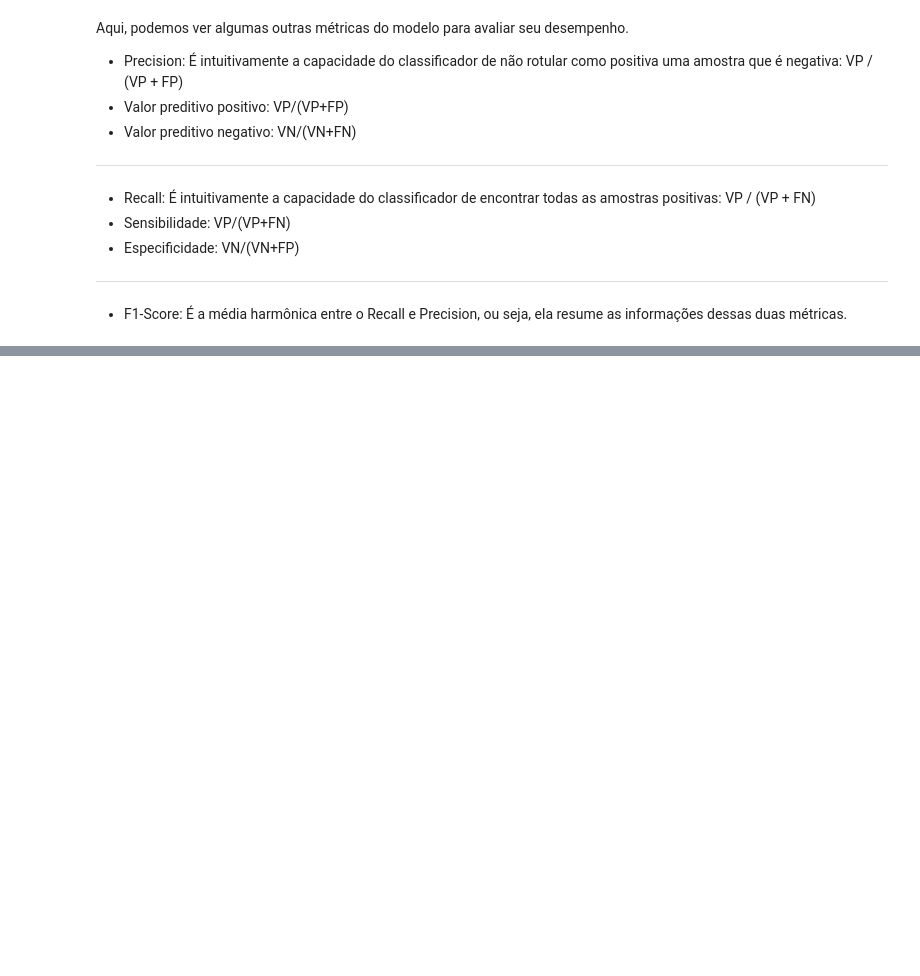
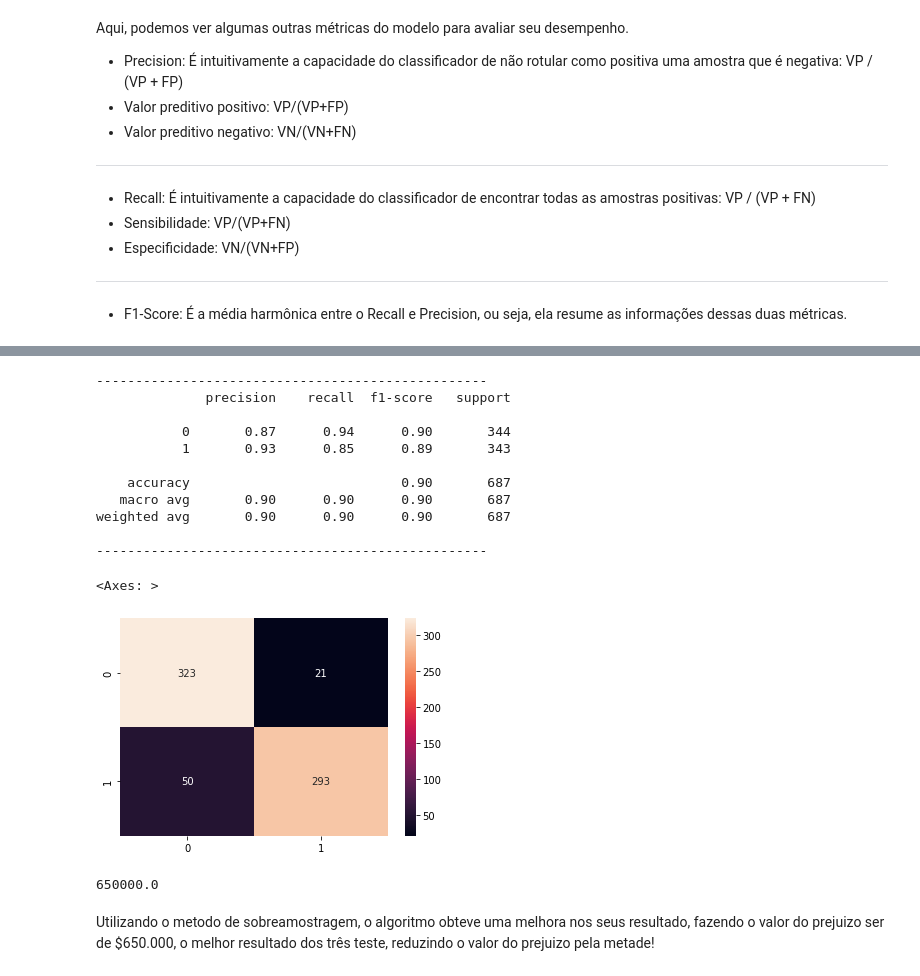
Before and after one commit to LucasGleysson/Estatistica_DS_ML, a Jupyter notebook: Classificacao_Naive_Bayes.ipynb, the cells around one changed output, grey strips where cells are left out. Saved outputs shown, nothing was run; the diff lists cells and outputs as text; code cells hidden in the pictures; blank space fills up the shorter version.

```diff
--- a/Classificacao_Naive_Bayes.ipynb
+++ b/Classificacao_Naive_Bayes.ipynb
@@ -181,0 +264,48 @@ O objetivo então é otimizar a porcentagem de acertos das predições, para ass
+# %%
+from imblearn.over_sampling import SMOTE
+
+sm = SMOTE(sampling_strategy='minority')
+x_over, y_over = sm.fit_resample(x,y)
+
+x_train_over, x_test_over, y_train_over, y_test_over = train_test_split(x_over,y_over,
+                                                                        test_size=0.2,
+                                                                        stratify = y_over)
+modelo_over = GaussianNB()
+modelo_over.fit(x_train_over, y_train_over)
+previsoes_over = modelo_over.predict(x_test_over)
+
+print('-' * 50)
+print(classification_report(y_test_over, previsoes_over))
+print('-' * 50)
+cm = confusion_matrix(y_test_over, previsoes_over)
+sns.heatmap(cm, annot=True,fmt='.3g')
+# %% [output]
+--------------------------------------------------
+              precision    recall  f1-score   support
+
+           0       0.87      0.94      0.90       344
+           1       0.93      0.85      0.89       343
+
+    accuracy                           0.90       687
+   macro avg       0.90      0.90      0.90       687
+weighted avg       0.90      0.90      0.90       687
+
+--------------------------------------------------
+<Axes: >
+[figure, added]
+# %%
+# Precisão valores negativos
+ps = precision_score(y_test_over, previsoes_over, pos_label=0)
+
+# Porcentagem de erro da precisão
+ps_erro = round(1 - ps, 2)
+
+# Quantidade de pessoas não pagantes que receberiam o credito errado
+qnt_pessoas_cred_erro = ps_erro * 1000
+
+# Prejuizo que o banco receberia aprovando credito para essas pessoas
+qnt_pessoas_cred_erro * 5000
+# %% [output]
+650000.0
+# %% [markdown]
+Utilizando o metodo de sobreamostragem, o algoritmo obteve uma melhora nos seus resultado, fazendo o valor do prejuizo ser de $650.000, o melhor resultado dos três teste, reduzindo o valor do prejuizo pela metade!
```
Also changed, not shown: parts of 17 cells of this notebook.
